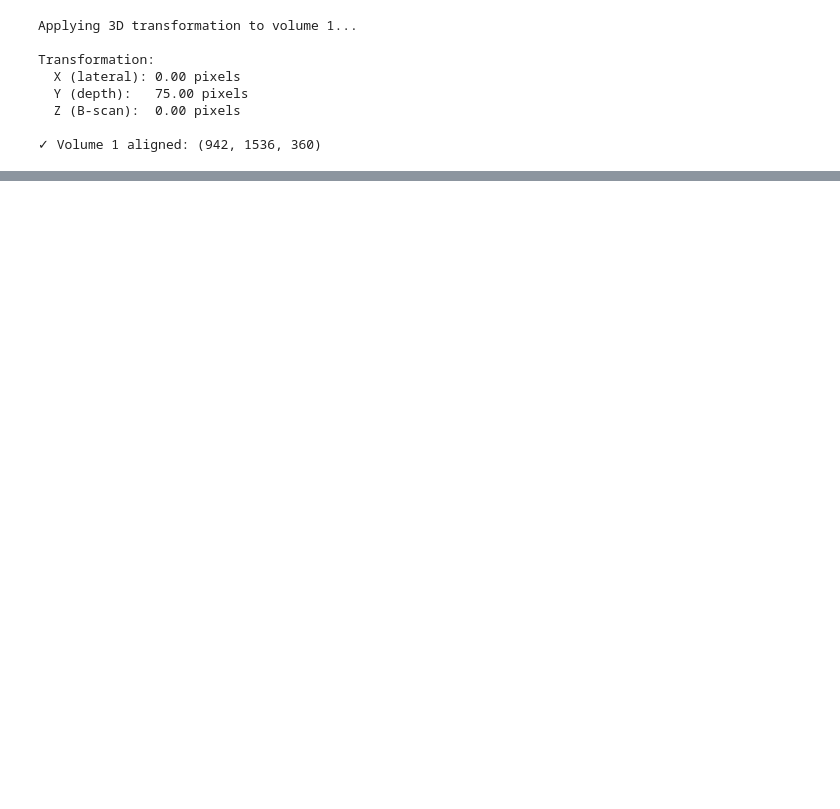
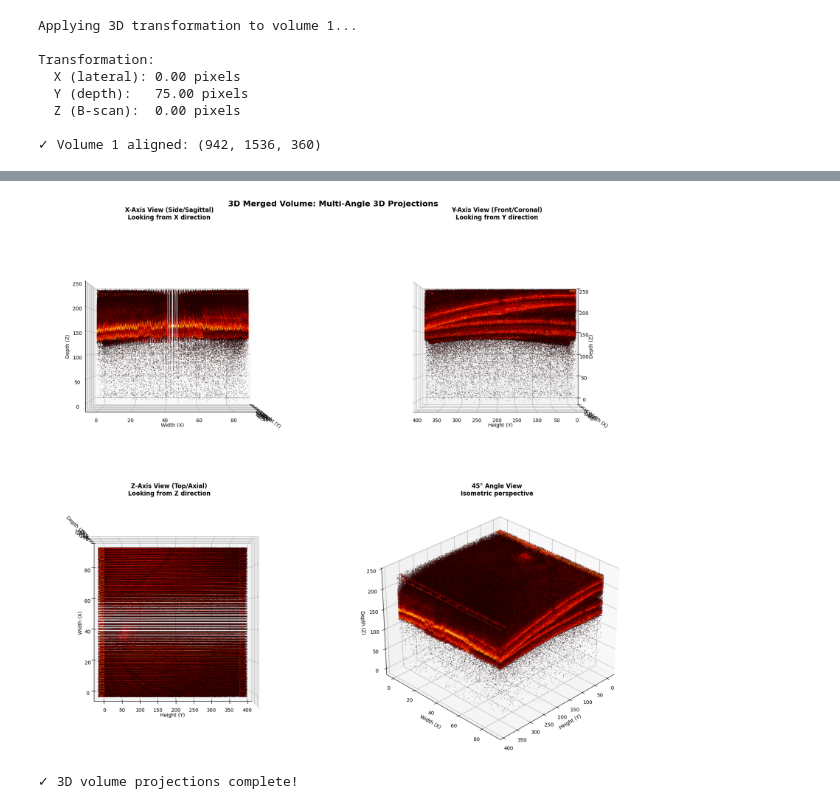
Before and after one commit to itillushka/RetinaBuilder, a Jupyter notebook: notebooks/05_visualize_results.ipynb, the cells around one changed output, grey strips where cells are left out. Saved outputs shown, nothing was run; the diff lists cells and outputs as text; code cells hidden in the pictures; blank space fills up the shorter version.

Commit message:
Notebook 5 visualization

```diff
--- a/notebooks/05_visualize_results.ipynb
+++ b/notebooks/05_visualize_results.ipynb
@@ -338,0 +304,76 @@ plotter.show()
+# %%
+# Create 3D volume projections from multiple angles
+print("Creating 3D volume projections from multiple angles...")
+print("This shows the merged 3D volume as actual 3D projections, not 2D slices")
+
+fig = plt.figure(figsize=(20, 16))
+
+# Get volume dimensions
+depth, height, width = merged_volume.shape
+print(f"Volume shape: {merged_volume.shape} (depth, height, width)")
+
+# Subsample volume for visualization (to avoid memory issues)
+# Take every 4th voxel to speed up rendering
+subsample = 4
+vol_sub = merged_volume[::subsample, ::subsample, ::subsample]
+print(f"Subsampled to: {vol_sub.shape}")
+
+# Create threshold to show only high-intensity voxels (actual tissue)
+threshold = np.percentile(vol_sub[vol_sub > 0], 70)  # Show top 30% of non-zero values
+print(f"Intensity threshold: {threshold:.1f}")
+
+# Get coordinates of voxels above threshold
+z, y, x = np.where(vol_sub > threshold)
+colors = vol_sub[z, y, x]
+
+# Normalize colors for visualization
+colors_norm = (colors - colors.min()) / (colors.max() - colors.min())
+
+print(f"Rendering {len(x):,} voxels...")
+
+# === VIEW 1: X-AXIS (Looking from side) ===
+print("\n1. Creating X-axis view (sagittal)...")
+ax1 = fig.add_subplot(2, 2, 1, projection='3d')
+ax1.scatter(y, x, z, c=colors_norm, cmap='hot', s=0.5, alpha=0.6, marker='.')
+ax1.set_xlabel('Height (Y)')
+ax1.set_ylabel('Width (X)')
+ax1.set_zlabel('Depth (Z)')
+ax1.set_title('X-Axis View (Side/Sagittal)\nLooking from X direction', fontsize=12, fontweight='bold')
+ax1.view_init(elev=0, azim=0)  # Side view
+
+# === VIEW 2: Y-AXIS (Looking from front) ===
+print("2. Creating Y-axis view (coronal)...")
+ax2 = fig.add_subplot(2, 2, 2, projection='3d')
+ax2.scatter(y, x, z, c=colors_norm, cmap='hot', s=0.5, alpha=0.6, marker='.')
+ax2.set_xlabel('Height (Y)')
+ax2.set_ylabel('Width (X)')
+ax2.set_zlabel('Depth (Z)')
+ax2.set_title('Y-Axis View (Front/Coronal)\nLooking from Y direction', fontsize=12, fontweight='bold')
+ax2.view_init(elev=0, azim=90)  # Front view
+
+# === VIEW 3: Z-AXIS (Looking from top) ===
+print("3. Creating Z-axis view (axial)...")
+ax3 = fig.add_subplot(2, 2, 3, projection='3d')
+ax3.scatter(y, x, z, c=colors_norm, cmap='hot', s=0.5, alpha=0.6, marker='.')
+ax3.set_xlabel('Height (Y)')
+ax3.set_ylabel('Width (X)')
+ax3.set_zlabel('Depth (Z)')
+ax3.set_title('Z-Axis View (Top/Axial)\nLooking from Z direction', fontsize=12, fontweight='bold')
+ax3.view_init(elev=90, azim=-90)  # Top view
+
+# === VIEW 4: 45° ANGLE ===
+print("4. Creating 45° angle view...")
+ax4 = fig.add_subplot(2, 2, 4, projection='3d')
+ax4.scatter(y, x, z, c=colors_norm, cmap='hot', s=0.5, alpha=0.6, marker='.')
+ax4.set_xlabel('Height (Y)')
+ax4.set_ylabel('Width (X)')
+ax4.set_zlabel('Depth (Z)')
+ax4.set_title('45° Angle View\nIsometric perspective', fontsize=12, fontweight='bold')
+ax4.view_init(elev=30, azim=45)  # 45 degree angle
+
+plt.suptitle('3D Merged Volume: Multi-Angle 3D Projections', fontsize=16, fontweight='bold')
+plt.tight_layout()
+plt.show()
+
+print("\n✓ 3D volume projections complete!")
+# %% [output]
@@ -338,0 +391,2 @@ plotter.show()
+[figure, added]
+✓ 3D volume projections complete!
```
Also changed, not shown: parts of 10 cells of this notebook.
